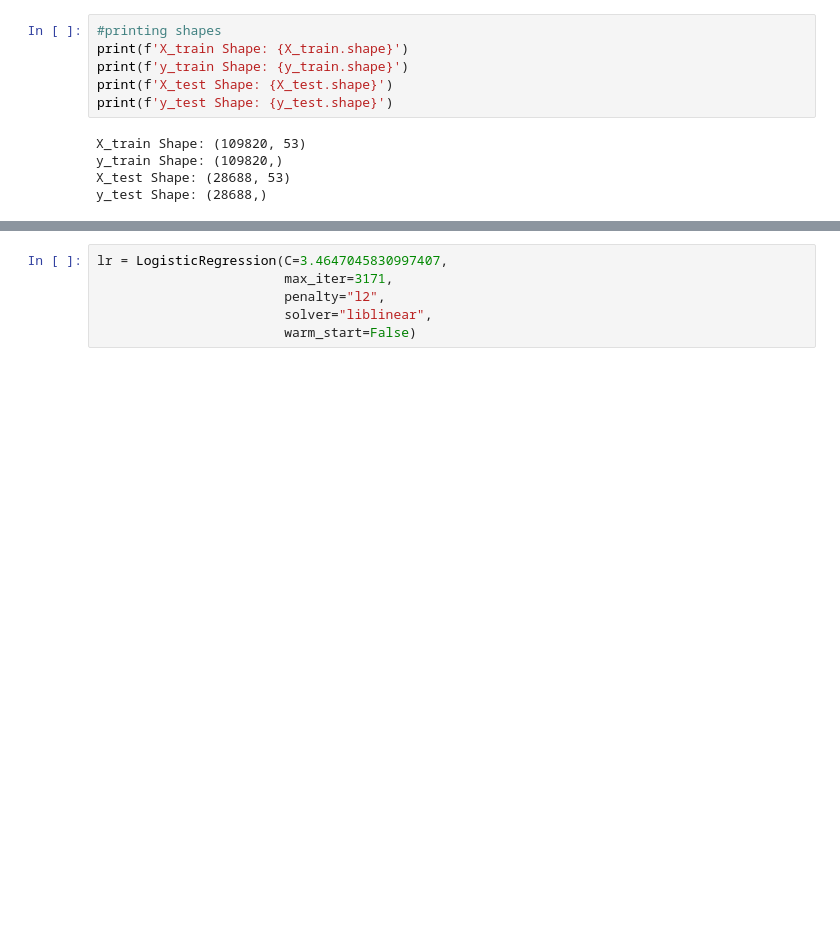
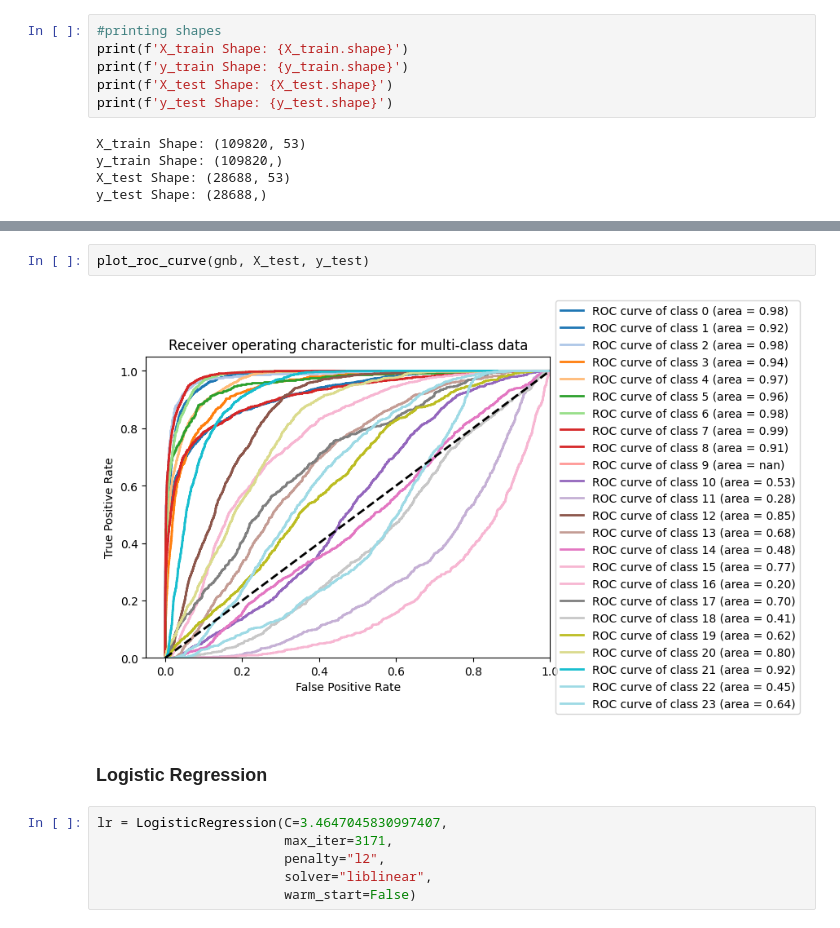
Before and after one commit to DataScienceAndEngineering/machine-learning-dse-i210-final-project-signlanguageclassification, a Jupyter notebook: notebooks/1.5-su-initial-baseline-model.ipynb, the cells around one changed output, grey strips where cells are left out. Saved outputs shown, nothing was run; the diff lists cells and outputs as text; blank space fills up the shorter version.

```diff
--- a/notebooks/1.5-su-initial-baseline-model.ipynb
+++ b/notebooks/1.5-su-initial-baseline-model.ipynb
@@ -547,3 +619,9 @@ Test Accuracy: 0.5659509202453987
+# %%
+plot_roc_curve(gnb, X_test, y_test)
+# %% [output]
+[figure, added]
+# %% [markdown]
+### Logistic Regression
 # %%
 lr = LogisticRegression(C=3.4647045830997407,
                         max_iter=3171,
```
Also changed, not shown: parts of 13 cells of this notebook.
